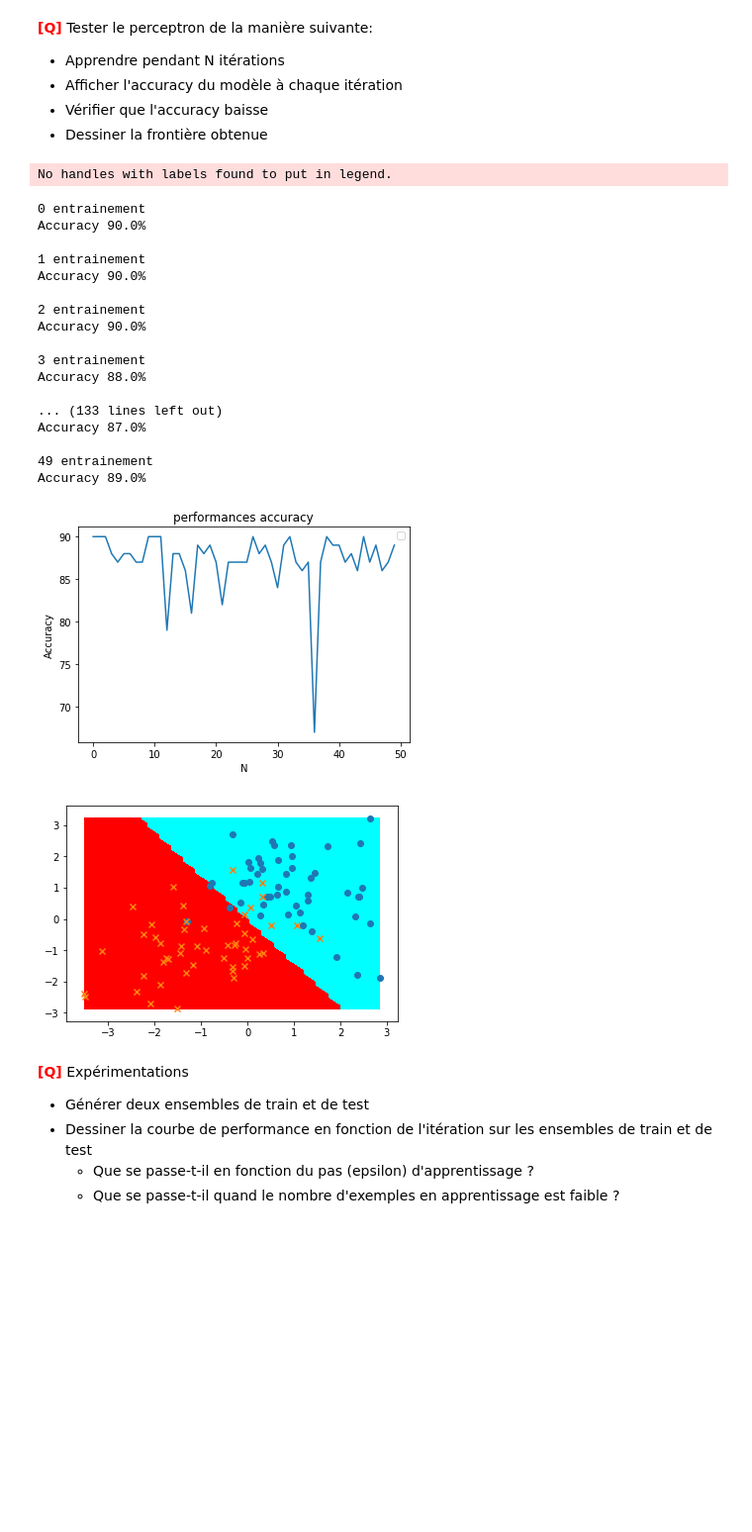
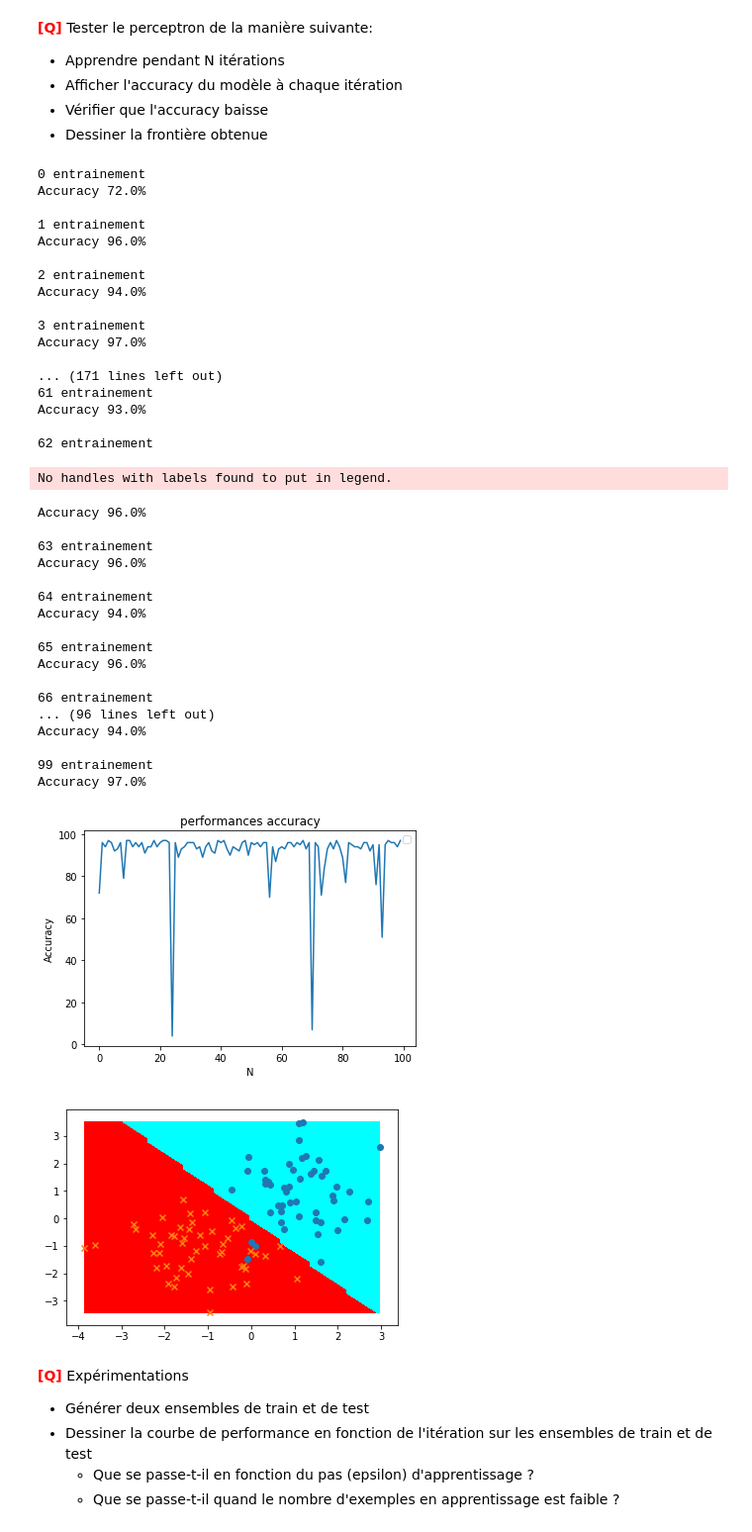
Before and after one commit to ohouens/3i026, a Jupyter notebook: tme-03/TME-03-OHOUENS-SALEH.ipynb, the cells around one changed output. Shown at 99% size. Drawn from its saved outputs; the diff is of its cells as text; code cells hidden in the pictures; blank space fills up the shorter version.

```diff
--- a/tme-03/TME-03-OHOUENS-SALEH.ipynb
+++ b/tme-03/TME-03-OHOUENS-SALEH.ipynb
@@ -378,8 +377,7 @@ raise NotImplementedError("Please Implement this method")
 - Vérifier que l'accuracy baisse
 - Dessiner la frontière obtenue
 # %%
-def super_entrainement(n, label) :
-    perceptron = ClassfierPerceptron(label.input_dimension,0.5)
+def super_entrainement(n, label, perceptron) :
     x = []
     y = []
     for i in range(n) :
@@ -398,40 +396,56 @@ def super_entrainement(n, label) :
     plt.show()
     plot_frontiere(test,perceptron)
     plot2DSet(test)
-
-the_set2 = createGaussianDataset(np.array([1,1]),np.array([[1,0],[0,1]]),np.array([-1,-1]),np.array([[1,0],[0,1]]),100)
-super_entrainement(50,the_set2)
-# %% [output]
-No handles with labels found to put in legend.
-0 entrainement
-Accuracy 90.0%
-
-1 entrainement
-Accuracy 90.0%
-
-2 entrainement
-Accuracy 90.0%
-
-3 entrainement
-Accuracy 88.0%
-
-... (133 lines left out)
-Accuracy 87.0%
-
-49 entrainement
-Accuracy 89.0%
-[figure, removed]
-[figure, removed]
 # %%
+the_set2 = createGaussianDataset(np.array([1,1]),np.array([[1,0],[0,1]]),np.array([-1,-1]),np.array([[1,0],[0,1]]),100)
+super_entrainement(100, the_set2, ClassfierPerceptron(2,0.7))
 #La frontière est cohérente.
 #au fur et à mesure des apprentissages, on remarque que le fait de faire varier epsilon n'influe
 #pas vraiment sur la courbe représentant l'accuracy. Cela dépend de la position de
 #départ du vecteur w.
 
 
 #Le pique de différence au niveau de la courbe de l'accuracy n'est pas forcément choquante,
 #car nous pouvons estimer que les changements s'effectuent au niveau des points qui sont
 #intégrés dans la classe opposée.
+# %% [output]
+0 entrainement
+Accuracy 72.0%
+
+1 entrainement
+Accuracy 96.0%
+
+2 entrainement
+Accuracy 94.0%
+
+3 entrainement
+Accuracy 97.0%
+
+... (171 lines left out)
+61 entrainement
+Accuracy 93.0%
+
+62 entrainement
+No handles with labels found to put in legend.
+Accuracy 96.0%
+
+63 entrainement
+Accuracy 96.0%
+
+64 entrainement
+Accuracy 94.0%
+
+65 entrainement
+Accuracy 96.0%
+
+66 entrainement
+... (96 lines left out)
+Accuracy 94.0%
+
+99 entrainement
+Accuracy 97.0%
+[figure, added]
+[figure, added]
 # %% [markdown]
 <font color="RED" size="+1">**[Q]**</font> Expérimentations
 
```
Also changed, not shown: parts of 7 cells of this notebook.
